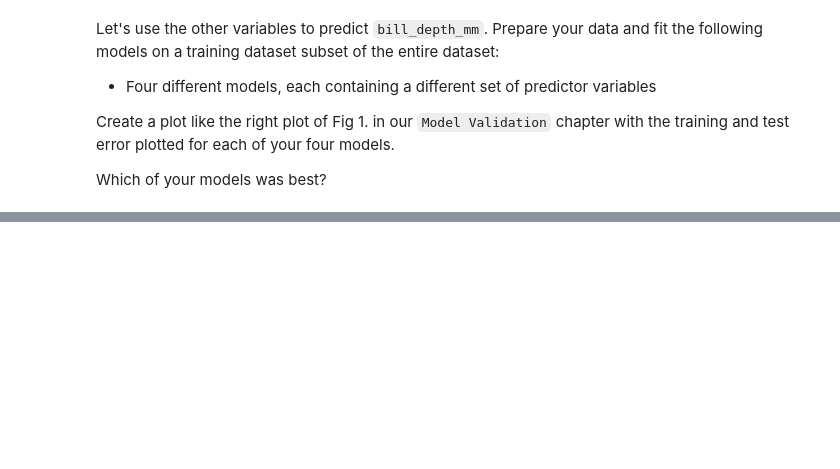
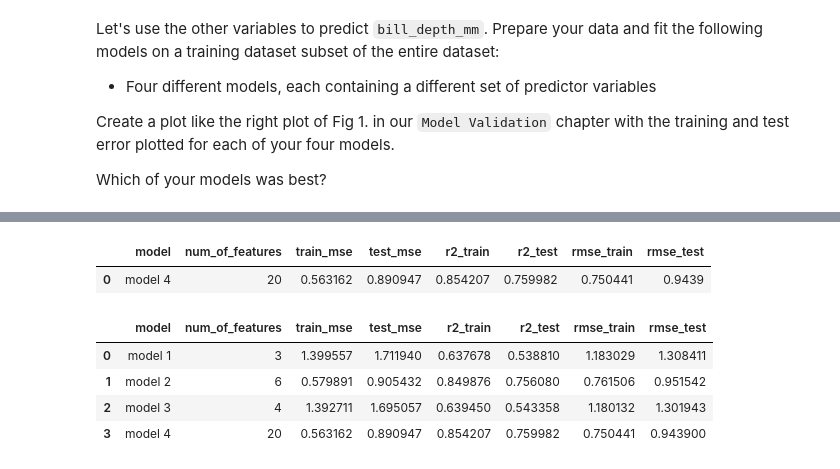
Before and after one commit to cybernewbee/gsb_544, a Jupyter notebook: chapter_11/pa_6_2_lm_and_eva.ipynb, the cells around one changed output, grey strips where cells are left out. Cells and saved outputs as stored; diff of their text form; code cells hidden in the pictures; blank space fills up the shorter version.

```diff
--- a/chapter_11/pa_6_2_lm_and_eva.ipynb
+++ b/chapter_11/pa_6_2_lm_and_eva.ipynb
@@ -84,0 +186,7 @@ y =
+# %%
+# pipeline
+lr_pipeline3 = Pipeline([
+    ("preprocessor", ct3),
+    ("interacton", ct3_inter),                            # First step: scale and dummy
+    ("regressor", LinearRegression())  # Second step: apply linear regression
+])
@@ -84,0 +270,27 @@ y =
+# %%
+lr_pipeline4.fit(X_train, y_train)
+train_pred4 = lr_pipeline4.predict(X_train)
+test_pred4 = lr_pipeline4.predict(X_test)
+result4 = pd.DataFrame([{
+        "model": "model 4",
+        "num_of_features": ct4_inter_transformed.shape[1],
+        "train_mse": mean_squared_error(y_train, train_pred4),
+        "test_mse": mean_squared_error(y_test, test_pred4),
+        "r2_train": r2_score(y_train, train_pred4),
+        "r2_test": r2_score(y_test, test_pred4),
+        "rmse_train": root_mean_squared_error(y_train, train_pred4),
+        "rmse_test": root_mean_squared_error(y_test, test_pred4)
+  }])
+result4
+# %% [output]
+|  | model | num_of_features | train_mse | test_mse | r2_train | r2_test | rmse_train | rmse_test |
+| 0 | model 4 | 20 | 0.563162 | 0.890947 | 0.854207 | 0.759982 | 0.750441 | 0.9439 |
+# %%
+model_selected = pd.concat([result1, result2, result3, result4], ignore_index=True)
+model_selected
+# %% [output]
+|  | model | num_of_features | train_mse | test_mse | r2_train | r2_test | rmse_train | rmse_test |
+| 0 | model 1 | 3 | 1.399557 | 1.711940 | 0.637678 | 0.538810 | 1.183029 | 1.308411 |
+| 1 | model 2 | 6 | 0.579891 | 0.905432 | 0.849876 | 0.756080 | 0.761506 | 0.951542 |
+| 2 | model 3 | 4 | 1.392711 | 1.695057 | 0.639450 | 0.543358 | 1.180132 | 1.301943 |
+| 3 | model 4 | 20 | 0.563162 | 0.890947 | 0.854207 | 0.759982 | 0.750441 | 0.943900 |
```
Also changed, not shown: parts of 33 cells of this notebook, 2 other files.
